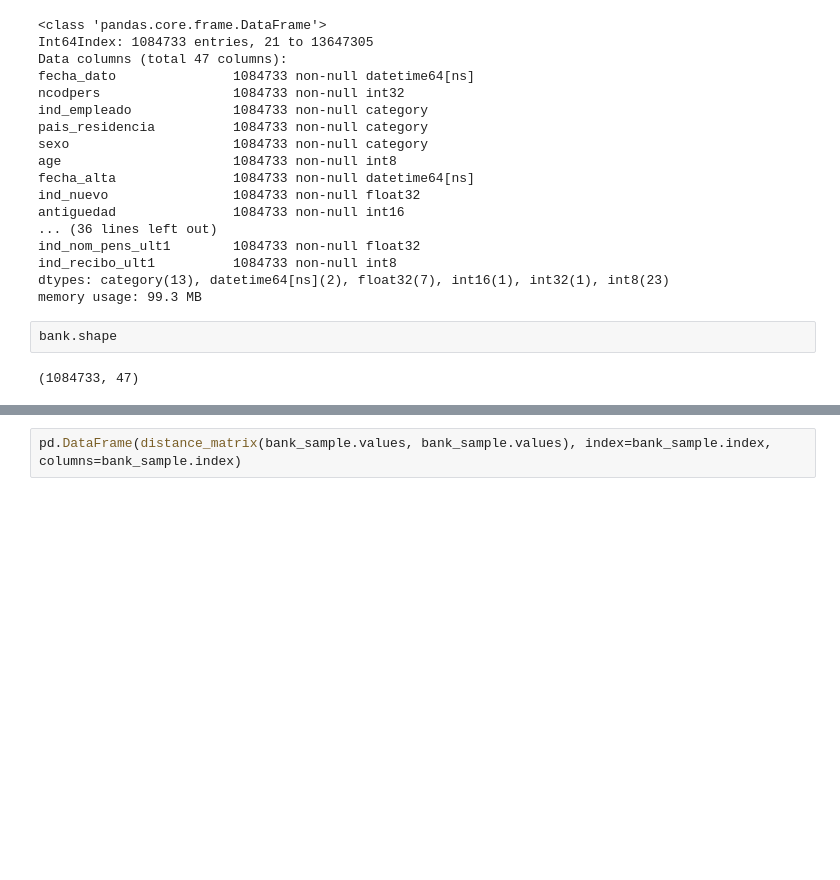
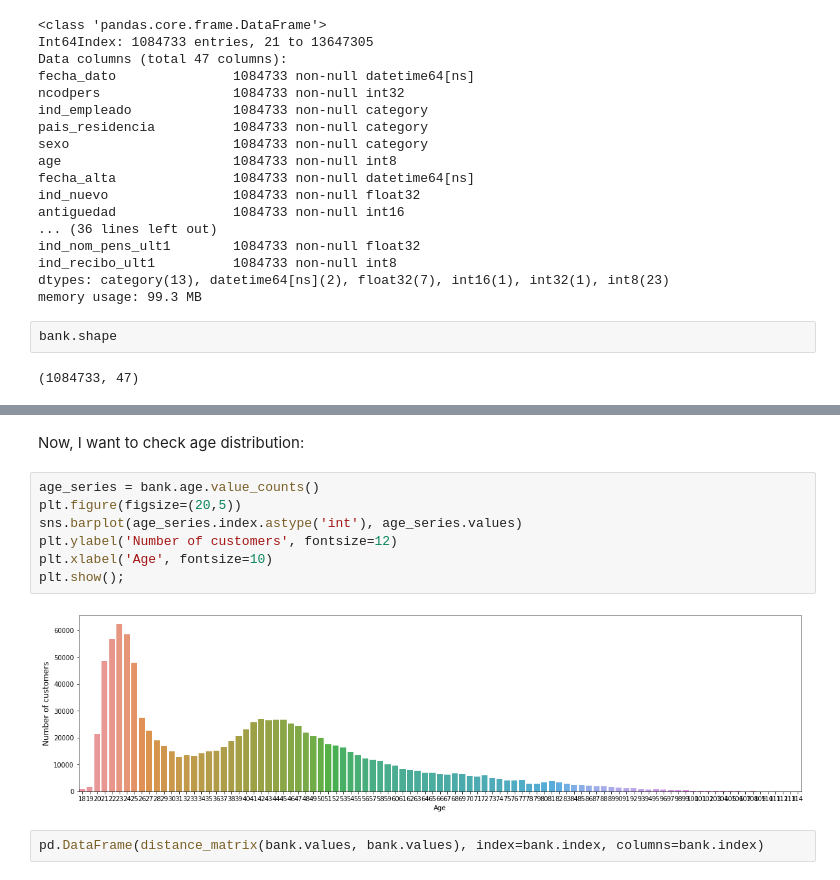
Before and after one commit to Alfonso-AML/Ironhack_final_project, a Jupyter notebook: Data processing.ipynb, the cells around one changed output, grey strips where cells are left out. Cells and saved outputs as stored; diff of their text form; blank space fills up the shorter version.

```diff
--- a/Data processing.ipynb
+++ b/Data processing.ipynb
@@ -125,2 +120,13 @@ bank_sample.head()
+# %% [markdown]
+Now, I want to check age distribution:
+# %%
+age_series = bank.age.value_counts()
+plt.figure(figsize=(20,5))
+sns.barplot(age_series.index.astype('int'), age_series.values)
+plt.ylabel('Number of customers', fontsize=12)
+plt.xlabel('Age', fontsize=10)
+plt.show();
+# %% [output]
+[figure, added]
 # %%
-pd.DataFrame(distance_matrix(bank_sample.values, bank_sample.values), index=bank_sample.index, columns=bank_sample.index)
+pd.DataFrame(distance_matrix(bank.values, bank.values), index=bank.index, columns=bank.index)
```
Also changed, not shown: parts of 8 cells of this notebook, 2 other files.
